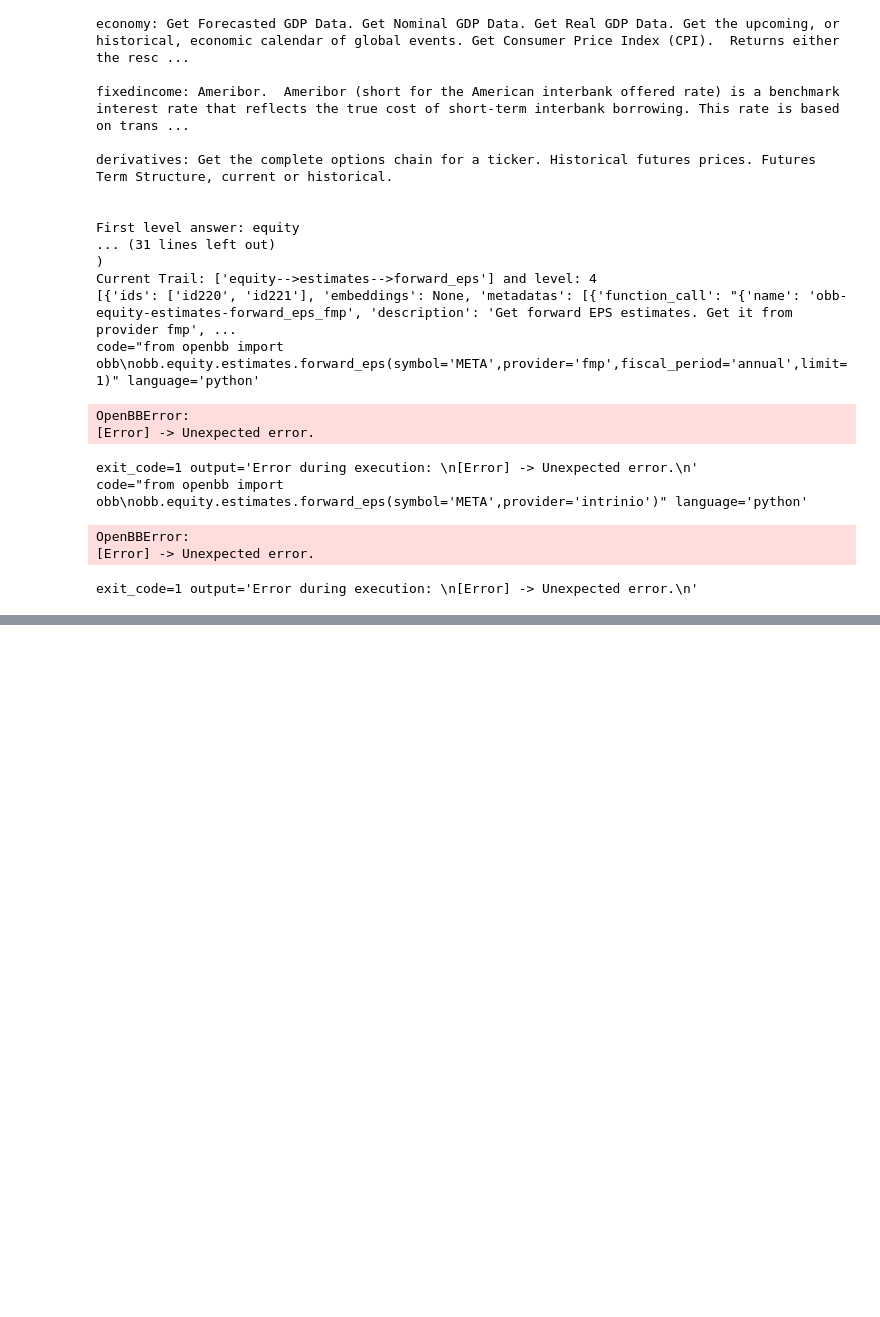
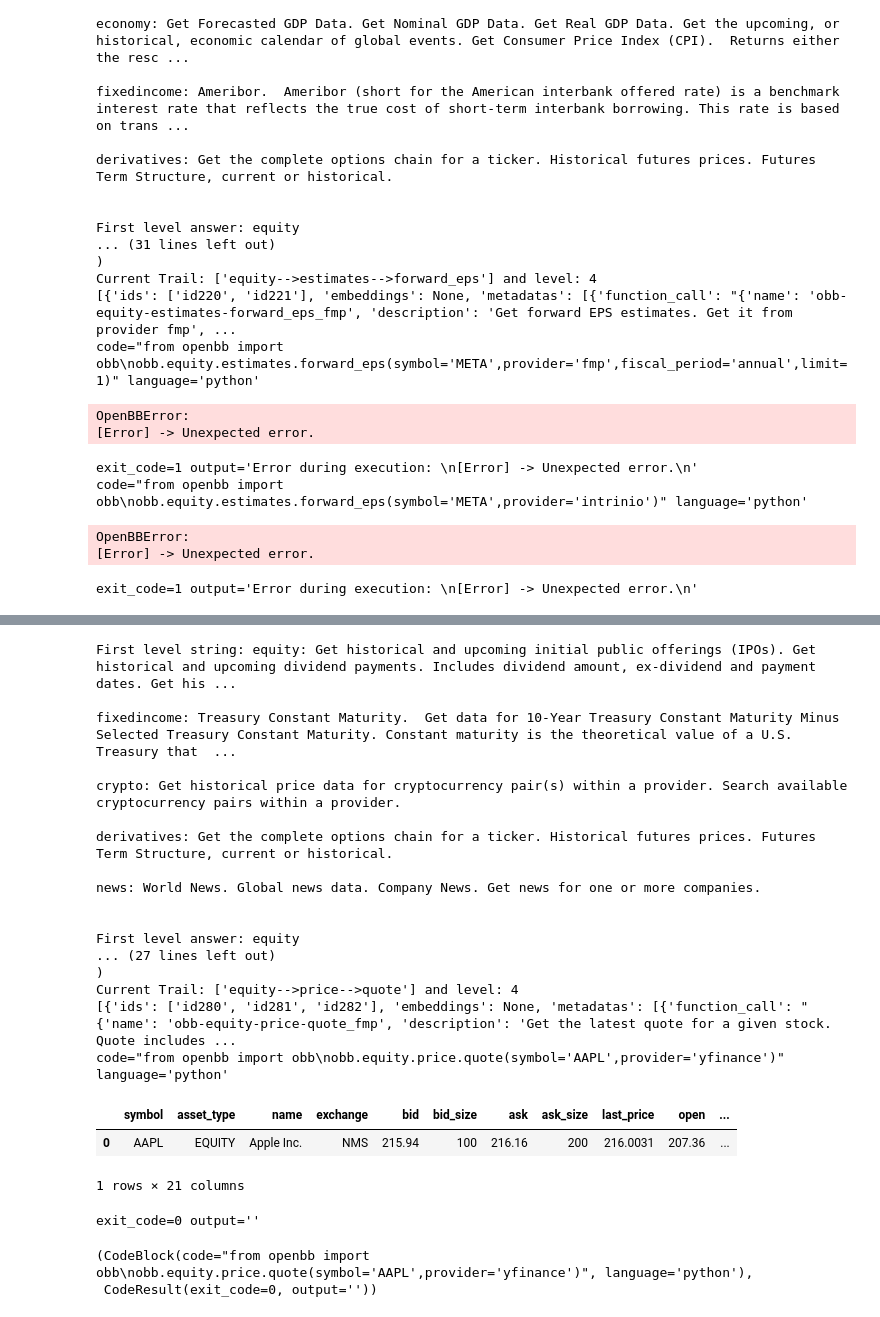
Before and after one commit to Athe-kunal/openbb-agent, a Jupyter notebook: AutoGen.ipynb, the cells around one changed output, grey strips where cells are left out. Drawn from its saved outputs; the diff is of its cells as text; code cells hidden in the pictures; blank space fills up the shorter version.

```diff
--- a/AutoGen.ipynb
+++ b/AutoGen.ipynb
@@ -157,0 +217,26 @@ exit_code=0 output=''
+# %%
+dspy_obb("What is the stock price of Apple and Microsoft?",['yfinance'])
+# %% [output]
+First level string: equity: Get historical and upcoming initial public offerings (IPOs). Get historical and upcoming dividend payments. Includes dividend amount, ex-dividend and payment dates. Get his ...
+
+fixedincome: Treasury Constant Maturity.  Get data for 10-Year Treasury Constant Maturity Minus Selected Treasury Constant Maturity. Constant maturity is the theoretical value of a U.S. Treasury that  ...
+
+crypto: Get historical price data for cryptocurrency pair(s) within a provider. Search available cryptocurrency pairs within a provider.
+
+derivatives: Get the complete options chain for a ticker. Historical futures prices. Futures Term Structure, current or historical.
+
+news: World News. Global news data. Company News. Get news for one or more companies.
+
+
+First level answer: equity
+... (27 lines left out)
+)
+Current Trail: ['equity-->price-->quote'] and level: 4
+[{'ids': ['id280', 'id281', 'id282'], 'embeddings': None, 'metadatas': [{'function_call': "{'name': 'obb-equity-price-quote_fmp', 'description': 'Get the latest quote for a given stock. Quote includes ...
+code="from openbb import obb\nobb.equity.price.quote(symbol='AAPL',provider='yfinance')" language='python'
+|  | symbol | asset_type | name | exchange | bid | bid_size | ask | ask_size | last_price | open | ... |
+| 0 | AAPL | EQUITY | Apple Inc. | NMS | 215.94 | 100 | 216.16 | 200 | 216.0031 | 207.36 | ... |
+1 rows × 21 columns
+exit_code=0 output=''
+(CodeBlock(code="from openbb import obb\nobb.equity.price.quote(symbol='AAPL',provider='yfinance')", language='python'),
+ CodeResult(exit_code=0, output=''))
```
Also changed, not shown: parts of 4 cells of this notebook, 1 other file.
